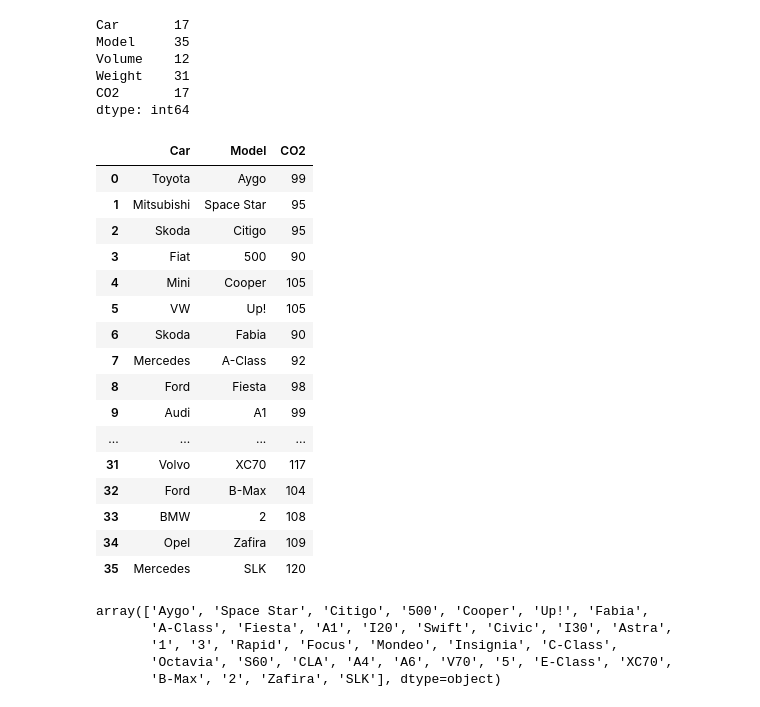
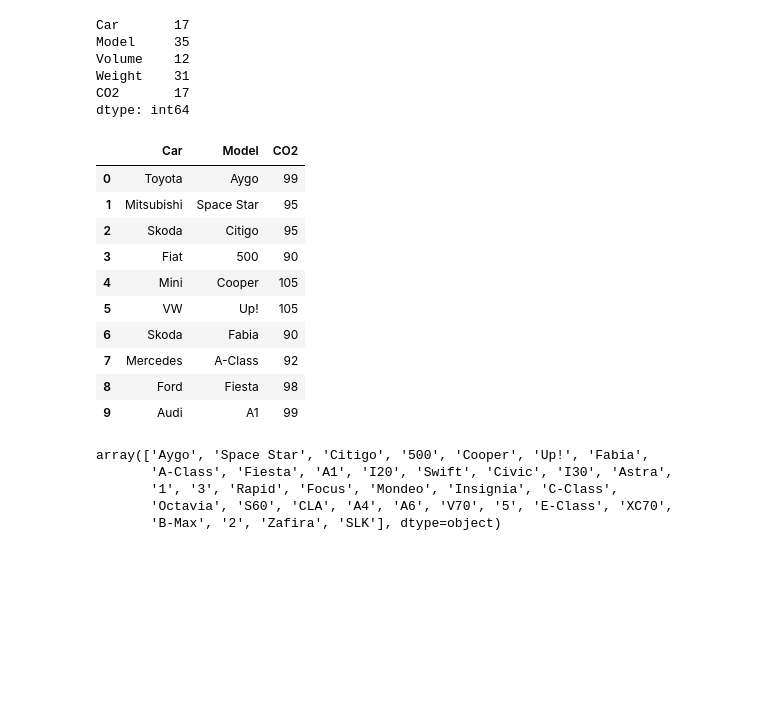
Before and after one commit to R-White-0/CO2-Emissions-EDA, a Jupyter notebook: src/CO2 Emmisions EDA copy.ipynb, the cells around one changed output. Saved outputs shown, nothing was run; the diff lists cells and outputs as text; code cells hidden in the pictures; blank space fills up the shorter version.

```diff
--- a/src/CO2 Emmisions EDA copy.ipynb
+++ b/src/CO2 Emmisions EDA copy.ipynb
@@ -99,25 +99,19 @@ dtype: int64
 # %%
 #selecting specific columns and assigning them to to dataframe labeled "vehicle"
 vehicle = co2dfCopy[["Car", "Model", "CO2"]]
-vehicle
+vehicle.head(n=10)
 # %% [output]
 |  | Car | Model | CO2 |
 | 0 | Toyota | Aygo | 99 |
 | 1 | Mitsubishi | Space Star | 95 |
 | 2 | Skoda | Citigo | 95 |
 | 3 | Fiat | 500 | 90 |
 | 4 | Mini | Cooper | 105 |
 | 5 | VW | Up! | 105 |
 | 6 | Skoda | Fabia | 90 |
 | 7 | Mercedes | A-Class | 92 |
 | 8 | Ford | Fiesta | 98 |
 | 9 | Audi | A1 | 99 |
-| ... | ... | ... | ... |
-| 31 | Volvo | XC70 | 117 |
-| 32 | Ford | B-Max | 104 |
-| 33 | BMW | 2 | 108 |
-| 34 | Opel | Zafira | 109 |
-| 35 | Mercedes | SLK | 120 |
 # %%
 #checking for any unique car models
 co2dfCopy["Model"].unique()
```
